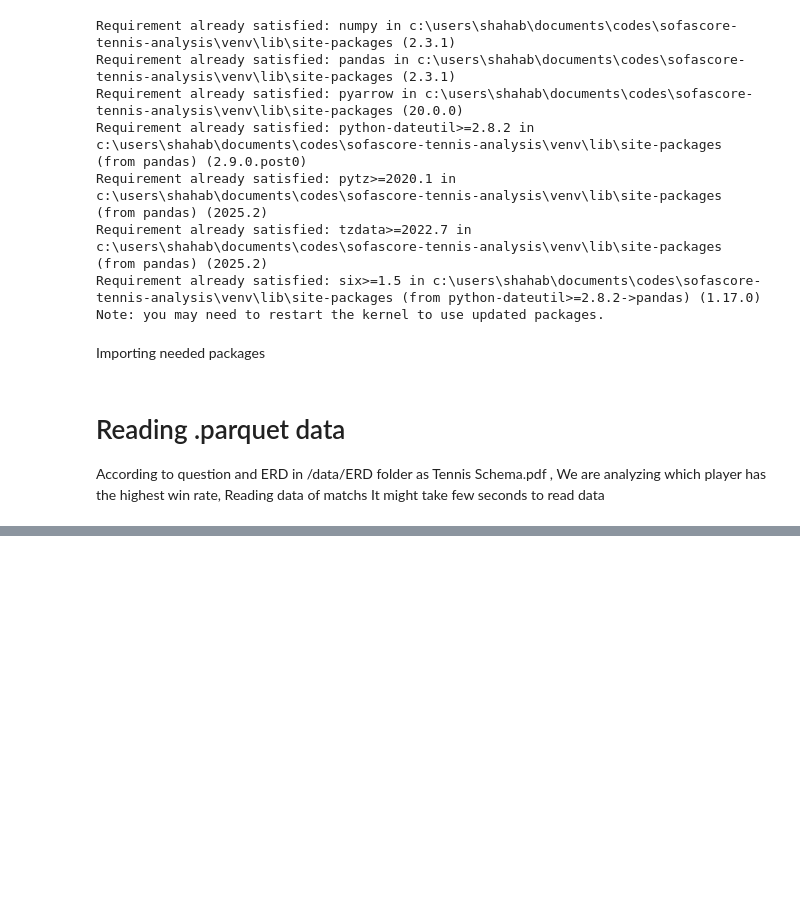
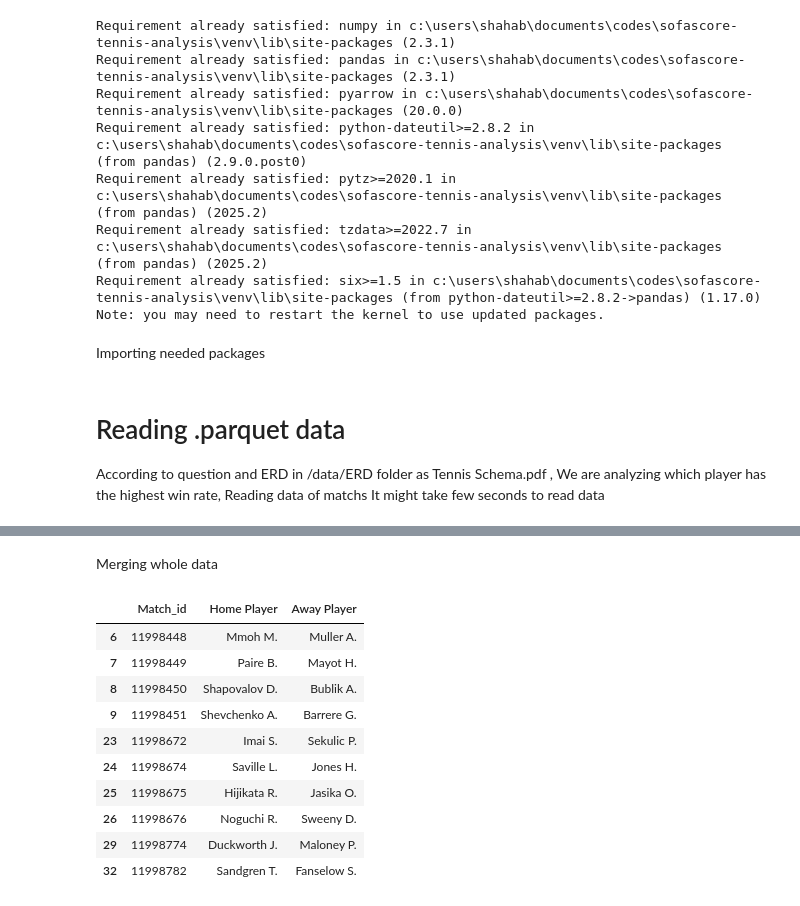
Before and after one commit to shahabnajmosadatypy/SofaScore-Tennis-Analysis, a Jupyter notebook: notebooks/9.ipynb, the cells around one changed output, grey strips where cells are left out. Cells and saved outputs as stored; diff of their text form; code cells hidden in the pictures; blank space fills up the shorter version.

```diff
--- a/notebooks/9.ipynb
+++ b/notebooks/9.ipynb
@@ -28,0 +110,19 @@ It might take few seconds to read data
+# %%
+days_to_query__ = os.listdir("../data/raw/tennis_data")
+files_to_load__ = []
+
+for day in days_to_query__:
+    files_to_load__.extend(
+        glob(f"../data/raw/tennis_data/{day}/data/raw/raw_match*/away_team_1*.parquet")
+    )
+
+away_statistics_data_frame = pd.concat(
+    [
+        pd.read_parquet(
+            file,
+            columns=["match_id", "name"],
+        )
+        for file in files_to_load__
+    ],
+    ignore_index=True,
+)
@@ -28,0 +157,24 @@ It might take few seconds to read data
+# %% [markdown]
+Merging whole data
+# %%
+merged_df = pd.merge(
+    home_statistics_data_frame, away_statistics_data_frame, on="Match_id", how="inner"
+)
+merged_df.rename(
+    columns={"Home_Player_Name": "Home_Player", "Away_Player_Name": "Away_Player"},
+    inplace=True,
+)
+merged_df_unique = merged_df.drop_duplicates(subset=["Match_id"], keep="last")
+merged_df_unique.head(10)
+# %% [output]
+|  | Match_id | Home Player | Away Player |
+| 6 | 11998448 | Mmoh M. | Muller A. |
+| 7 | 11998449 | Paire B. | Mayot H. |
+| 8 | 11998450 | Shapovalov D. | Bublik A. |
+| 9 | 11998451 | Shevchenko A. | Barrere G. |
+| 23 | 11998672 | Imai S. | Sekulic P. |
+| 24 | 11998674 | Saville L. | Jones H. |
+| 25 | 11998675 | Hijikata R. | Jasika O. |
+| 26 | 11998676 | Noguchi R. | Sweeny D. |
+| 29 | 11998774 | Duckworth J. | Maloney P. |
+| 32 | 11998782 | Sandgren T. | Fanselow S. |
```
Also changed, not shown: parts of 12 cells of this notebook.
